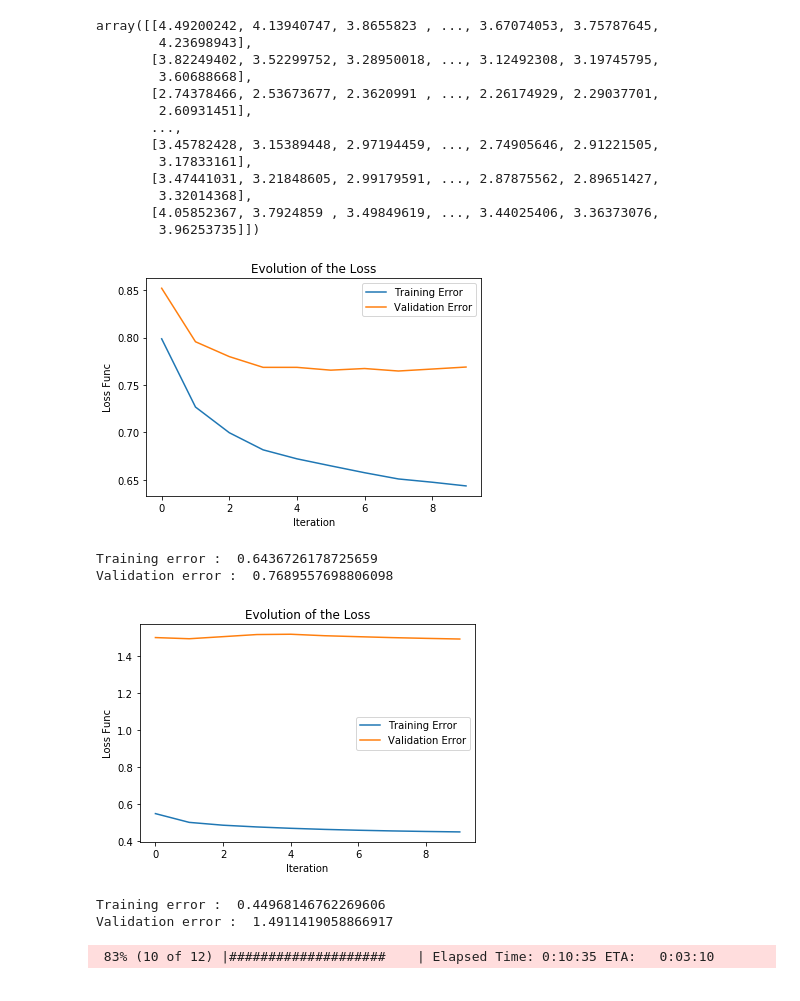
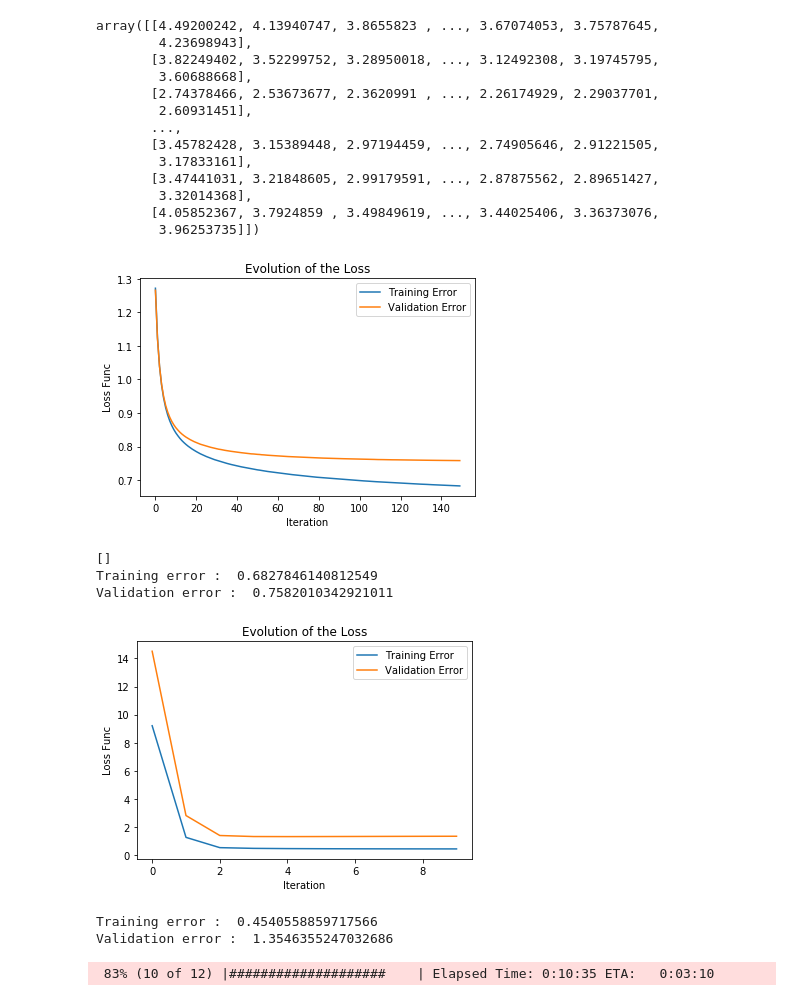
Before and after one commit to VincentGouteux/ProjectMF, a Jupyter notebook: MatrixFacto.ipynb, the cells around one changed output. Saved outputs shown, nothing was run; the diff lists cells and outputs as text; code cells hidden in the pictures.

```diff
--- a/MatrixFacto.ipynb
+++ b/MatrixFacto.ipynb
@@ -82,29 +82,35 @@ class MatrixFactorization():
         lambdaReg and muReg are regularization parameters.
         Blabla..
     """
-    def __init__(self, ratings, nFactors=10, lambdaReg=0.0, muReg=0.0, alpha=0.01, maxIter=100, epsilon=0.001, trainFrac=0.8, valFrac=0.1, testFrac=0.1, mean = 0 , sd=1 ):
+    def __init__(self, ratings, nFactors=10, lambdaReg=0.0, muReg=0.0, withBias=True, userBiasReg=0.0, movieBiasReg=0.0, alpha=0.001, maxIter=100, epsilon=0.001, trainFrac=0.8, valFrac=0.1, testFrac=0.1, mean=0.0, sd=1.0):
         #np.random.seed(0) #Fix seed
         self.R = ratings
         self.nFactors = nFactors
         self.lambdaReg = lambdaReg
         self.muReg = muReg
+        self.userBiasReg = userBiasReg
+        self.movieBiasReg = movieBiasReg
         self.nUsers, self.nMovies = ratings.shape
         self.alpha = alpha
         self.maxIter = maxIter
         self.U = np.random.normal(size=(self.nUsers, self.nFactors))
         self.V = np.random.normal(size=(self.nMovies, self.nFactors))
+        self.userBias = np.zeros(self.nUsers)
+        self.movieBias = np.zeros(self.nMovies)
         self.samples = self.matrix2Samples(ratings)
+        self.nSamples = len(self.samples)
         self.epsilon = epsilon
         self.trainFrac = trainFrac
         self.valFrac = valFrac
         self.testFrac = testFrac
         self.mean = mean
         self.sd = sd
+        self.globalBias = 0
+        self.withBias = withBias
 
     def randomInit(self,mean,sd):
-        self.U = np.random.normal(loc = mean , scale = sd, size=(self.nUsers, self.nFactors))
-        self.V = np.random.normal(loc = mean , scale = sd, size=(self.nMovies, self.nFactors))
-
+        self.U = np.random.normal(loc=mean, scale=sd, size=(self.nUsers, self.nFactors))
+        self.V = np.random.normal(loc=mean, scale=sd, size=(self.nMovies, self.nFactors))
 
     def NonRandomInit(self):
         self.U = np.ones((self.nUsers, self.nFactors))
@@ -185,6 +191,9 @@ class MatrixFactorization():
 
         return trainSamples, valSamples, testSamples
 
+    def setGlobalBias(self, trainSamples):
+        self.globalBias = sum([s[2] for s in trainSamples]) / len(self.samples)
+
     def splitTrainValSets(self, nGrades=10):
         """
         Split the observed data (nonzero entries) into a training set
@@ -235,9 +244,9 @@ class MatrixFactorization():
 
     def stochasticGradientDescentPass(self, trainSamples):
         for s in trainSamples:
-            i, j, _ = s
-            r_hat_ij = np.dot(self.U[i, :], self.V.T[:, j])
-            eij = self.R[i, j] - r_hat_ij
+            i, j, r = s
+            r_hat_ij = np.dot(self.U[i, :], self.V.T[:, j]) + self.userBias[i] + self.movieBias[j] + self.globalBias
+            eij = r - r_hat_ij
             tmpU = np.zeros(self.nFactors)
             tmpV = np.zeros(self.nFactors)
             for q in range(self.nFactors):
@@ -246,6 +255,10 @@ class MatrixFactorization():
 
             self.U[i, :] = tmpU[:]
             self.V[j, :] = tmpV[:]
+
+            if self.withBias:
+                self.userBias[i] = self.userBias[i] + self.alpha * (eij - self.userBiasReg * self.userBias[i])
+                self.movieBias[j] = self.movieBias[j] + self.alpha * (eij - self.movieBiasReg * self.movieBias[j])
 
         return self.U, self.V
 
@@ -271,6 +284,7 @@ class MatrixFactorization():
         self.randomInit(mean = self.mean, sd = self.sd)
         #self.NonRandomInit()
         trainSamples, valSamples, testSamples = self.splitTrainValTest()  # This should probably be outside ?
+        self.setGlobalBias(trainSamples)
         for i in range(self.maxIter):
             # I think we should shuffle the data here.
             np.random.shuffle(trainSamples)
@@ -296,7 +310,7 @@ class MatrixFactorization():
             return 0
         for s in data:
             i, j, r = s
-            error += (r - np.dot(self.U[i, :], self.V.T[:, j])) ** 2
+            error += (r - np.dot(self.U[i, :], self.V.T[:, j]) - self.userBias[i] - self.movieBias[j] - self.globalBias) ** 2
         return error / len(data)
 
     def plotHistory(self, history):
@@ -343,6 +357,7 @@ class MatrixFactorization():
     def alsIterationNew(self):
         tmpU = np.zeros((self.nUsers, self.nFactors))
         tmpV = np.zeros((self.nMovies, self.nFactors))
+
         for i in range(self.nUsers):
             if any([self.R[i, j] > 0 for j in range(self.nMovies)]):
                 tmpU[i, :] = self.alsUserStep(i)
@@ -448,6 +463,6 @@ mf.plotHistory(history)
 #    [0, 1, 5, 4],
 #])
 #R = syntheticMatrix(20, 8, 3)
-R = Df2Numpy(ratings)
+RSGD = Df2Numpy(ratings)
 # %%
-mf = MatrixFactorization(R, nFactors=2, lambdaReg=0.01, muReg=0.01, alpha=0.01, trainFrac=0.8, valFrac=0.2, testFrac=0.0, maxIter=10, mean = 1 , sd = 0.1)
+mfSGD = MatrixFactorization(RSGD, nFactors=0, lambdaReg=0.2, muReg=0.2, userBiasReg=0.2, movieBiasReg=0.2, alpha=0.001, trainFrac=0.8, valFrac=0.2, testFrac=0.0, maxIter=150, mean=0.0, sd=1.0)
@@ -456,3 +469,5 @@ U, V, history = mf.stochasticGradientDescent(True)
+# %%
+USGD, VSGD, historySGD = mfSGD.stochasticGradientDescent(True)
 # %%
 np.dot(U, V.T)
 # %% [output]
@@ -470,32 +485,33 @@ array([[4.49200242, 4.13940747, 3.8655823 , ..., 3.67074053, 3.75787645,
        [4.05852367, 3.7924859 , 3.49849619, ..., 3.44025406, 3.36373076,
         3.96253735]])
 # %%
-mf.plotHistory(history)
-print("Training error : ", history['trainError'])
-print("Validation error : ", history['valError'])
+mf.plotHistory(historySGD)
+print(VSGD)
+print("Training error : ", historySGD['trainError'])
+print("Validation error : ", historySGD['valError'])
 # %% [output]
-[figure, old version]
+[figure, new version]
-Training error :  0.6436726178725659
-Validation error :  0.7689557698806098
+[]
+Training error :  0.6827846140812549
+Validation error :  0.7582010342921011
 # %%
 #R = syntheticMatrix(20, 8, 4)
 #print(R)
+RALS = Df2Numpy(ratings)
+mfALS = MatrixFactorization(RALS, nFactors=3, lambdaReg=0.5, muReg=0.5, alpha=0.01, trainFrac=0.8, valFrac=0.2, testFrac=0.0, maxIter=10, mean=0, sd = 0.01)
+UALS, VALS, historyALS = mfALS.als()
 
-R = Df2Numpy(ratings)
-mf = MatrixFactorization(R, nFactors=3, lambdaReg=0.1, muReg=0.1, alpha=0.01, trainFrac=0.8, valFrac=0.2, testFrac=0.0, maxIter=10, mean = 1, sd = 0.01)
-U, V, history = mf.als()
-
-mf.plotHistory(history)
-print("Training error : ", history['trainError'])
-print("Validation error : ", history['valError'])
+mfALS.plotHistory(historyALS)
+print("Training error : ", historyALS['trainError'])
+print("Validation error : ", historyALS['valError'])
 
 
 #print(np.dot(U, V.T))
 #print(R)
 # %% [output]
-[figure, old version]
+[figure, new version]
-Training error :  0.44968146762269606
-Validation error :  1.4911419058866917
+Training error :  0.4540558859717566
+Validation error :  1.3546355247032686
 # %%
 import numpy as np
 # %%
```
Also changed, not shown: parts of 1 cell of this notebook.
